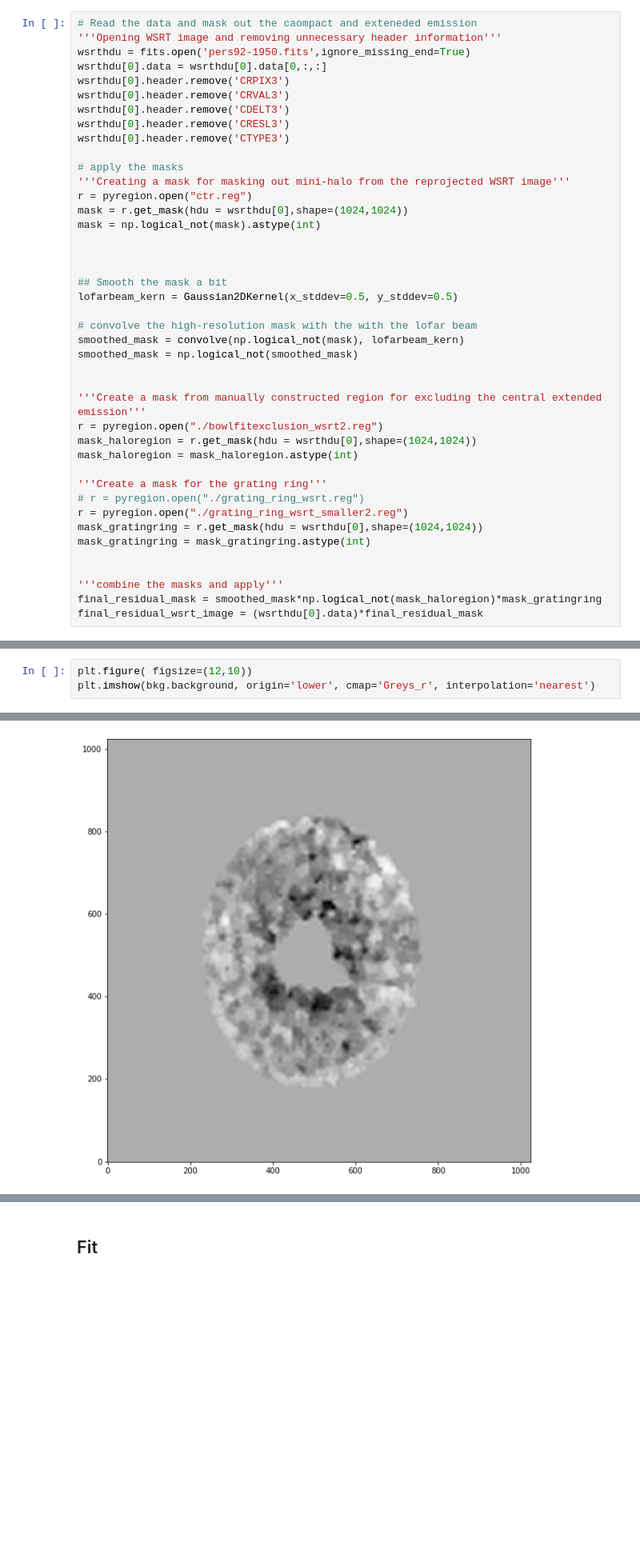
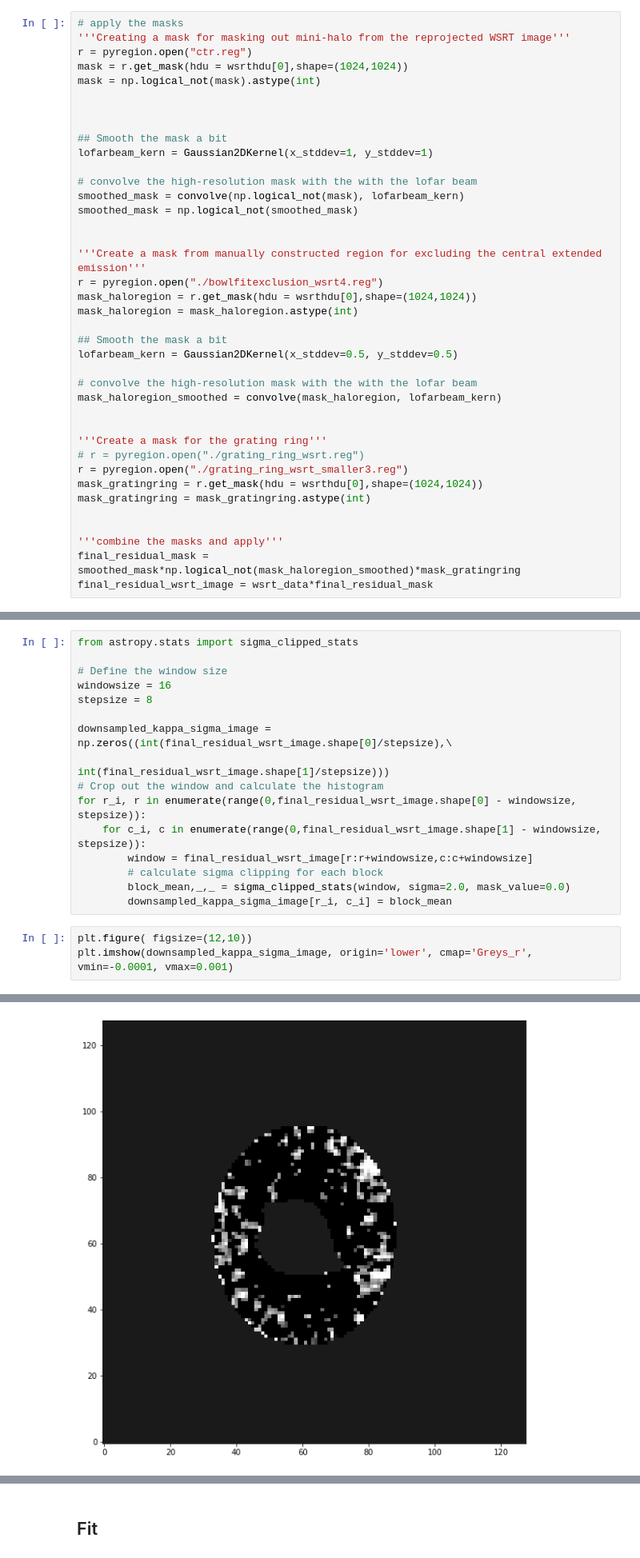
Before and after one commit to vvaibhav08/Perseuscluster_spectralanalysis, a Jupyter notebook: src/WSRT_missing_shortspacing_correction.ipynb, the cells around one changed output, grey strips where cells are left out. Shown at 80% size. Drawn from its saved outputs; the diff is of its cells as text; blank space fills up the shorter version.

```diff
--- a/src/WSRT_missing_shortspacing_correction.ipynb
+++ b/src/WSRT_missing_shortspacing_correction.ipynb
@@ -43,14 +55,4 @@ def F(lm, A, \
 # %%
-# Read the data and mask out the caompact and exteneded emission
-'''Opening WSRT image and removing unnecessary header information'''
-wsrthdu = fits.open('pers92-1950.fits',ignore_missing_end=True)
-wsrthdu[0].data = wsrthdu[0].data[0,:,:]
-wsrthdu[0].header.remove('CRPIX3')
-wsrthdu[0].header.remove('CRVAL3')
-wsrthdu[0].header.remove('CDELT3')
-wsrthdu[0].header.remove('CRESL3')
-wsrthdu[0].header.remove('CTYPE3')
-
 # apply the masks
 '''Creating a mask for masking out mini-halo from the reprojected WSRT image'''
 r = pyregion.open("ctr.reg")
@@ -60,7 +62,7 @@ mask = np.logical_not(mask).astype(int)
 
 
 ## Smooth the mask a bit
-lofarbeam_kern = Gaussian2DKernel(x_stddev=0.5, y_stddev=0.5)
+lofarbeam_kern = Gaussian2DKernel(x_stddev=1, y_stddev=1)
 
 # convolve the high-resolution mask with the with the lofar beam
 smoothed_mask = convolve(np.logical_not(mask), lofarbeam_kern)
@@ -68,20 +70,27 @@ smoothed_mask = np.logical_not(smoothed_mask)
 
 
 '''Create a mask from manually constructed region for excluding the central extended emission'''
-r = pyregion.open("./bowlfitexclusion_wsrt2.reg")
+r = pyregion.open("./bowlfitexclusion_wsrt4.reg")
 mask_haloregion = r.get_mask(hdu = wsrthdu[0],shape=(1024,1024))
 mask_haloregion = mask_haloregion.astype(int)
 
+## Smooth the mask a bit
+lofarbeam_kern = Gaussian2DKernel(x_stddev=0.5, y_stddev=0.5)
+
+# convolve the high-resolution mask with the with the lofar beam
+mask_haloregion_smoothed = convolve(mask_haloregion, lofarbeam_kern)
+
+
 '''Create a mask for the grating ring'''
 # r = pyregion.open("./grating_ring_wsrt.reg")
-r = pyregion.open("./grating_ring_wsrt_smaller2.reg")
+r = pyregion.open("./grating_ring_wsrt_smaller3.reg")
 mask_gratingring = r.get_mask(hdu = wsrthdu[0],shape=(1024,1024))
 mask_gratingring = mask_gratingring.astype(int)
 
 
 '''combine the masks and apply'''
-final_residual_mask = smoothed_mask*np.logical_not(mask_haloregion)*mask_gratingring
-final_residual_wsrt_image = (wsrthdu[0].data)*final_residual_mask
+final_residual_mask = smoothed_mask*np.logical_not(mask_haloregion_smoothed)*mask_gratingring
+final_residual_wsrt_image = wsrt_data*final_residual_mask
 # %%
 '''plot the residual image'''
 fig, ax = plt.subplots( figsize=(12,10))
@@ -100,6 +104,22 @@ bkg = Background2D(final_residual_wsrt_image, (8, 8), filter_size=(3, 3), \
+# %%
+from astropy.stats import sigma_clipped_stats
+
+# Define the window size
+windowsize = 16
+stepsize = 8
+
+downsampled_kappa_sigma_image = np.zeros((int(final_residual_wsrt_image.shape[0]/stepsize),\
+                                          int(final_residual_wsrt_image.shape[1]/stepsize)))
+# Crop out the window and calculate the histogram
+for r_i, r in enumerate(range(0,final_residual_wsrt_image.shape[0] - windowsize, stepsize)):
+    for c_i, c in enumerate(range(0,final_residual_wsrt_image.shape[1] - windowsize, stepsize)):
+        window = final_residual_wsrt_image[r:r+windowsize,c:c+windowsize]
+        # calculate sigma clipping for each block
+        block_mean,_,_ = sigma_clipped_stats(window, sigma=2.0, mask_value=0.0)
+        downsampled_kappa_sigma_image[r_i, c_i] = block_mean
 # %%
 plt.figure( figsize=(12,10))
-plt.imshow(bkg.background, origin='lower', cmap='Greys_r', interpolation='nearest')
+plt.imshow(downsampled_kappa_sigma_image, origin='lower', cmap='Greys_r', vmin=-0.0001, vmax=0.001)
 # %% [output]
 <matplotlib.image.AxesImage at 0x...>
-[figure, old version]
+[figure, new version]
```
Also changed, not shown: parts of 25 cells of this notebook.
